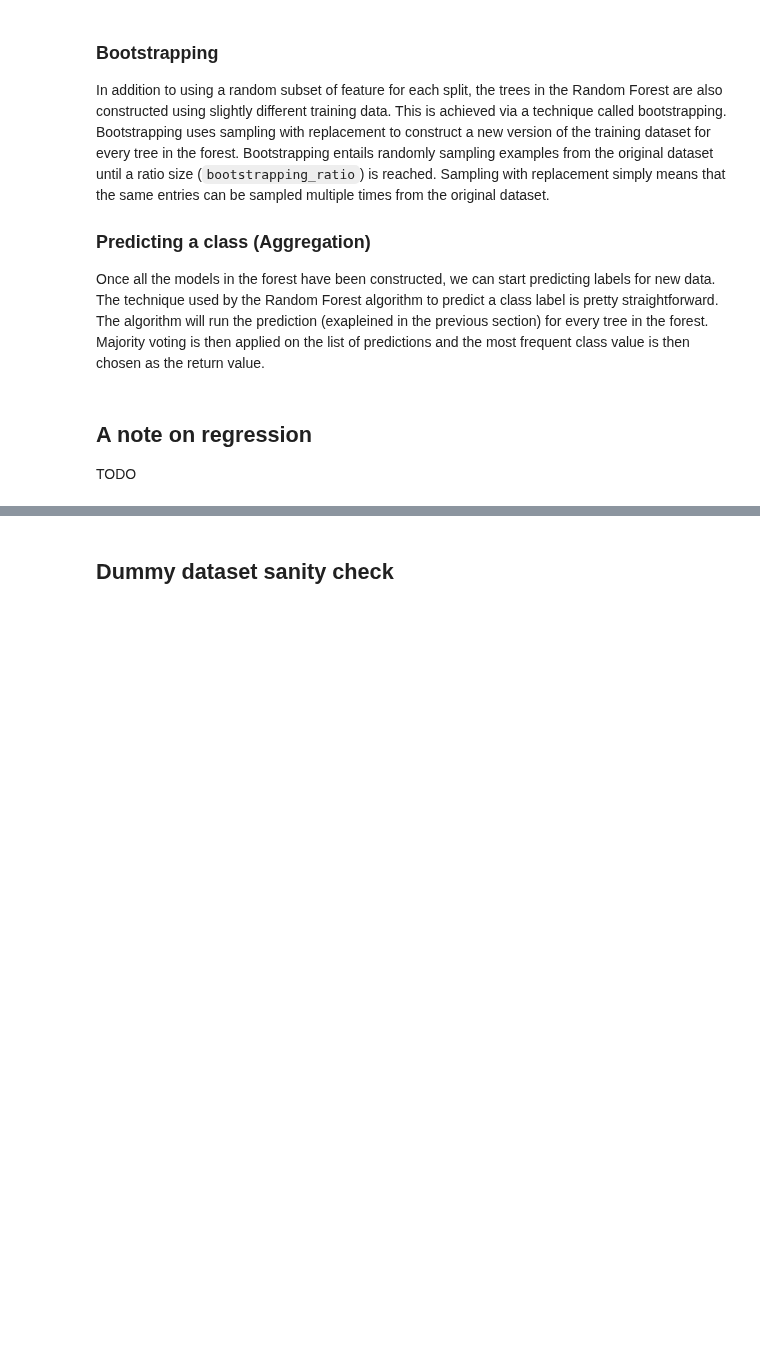
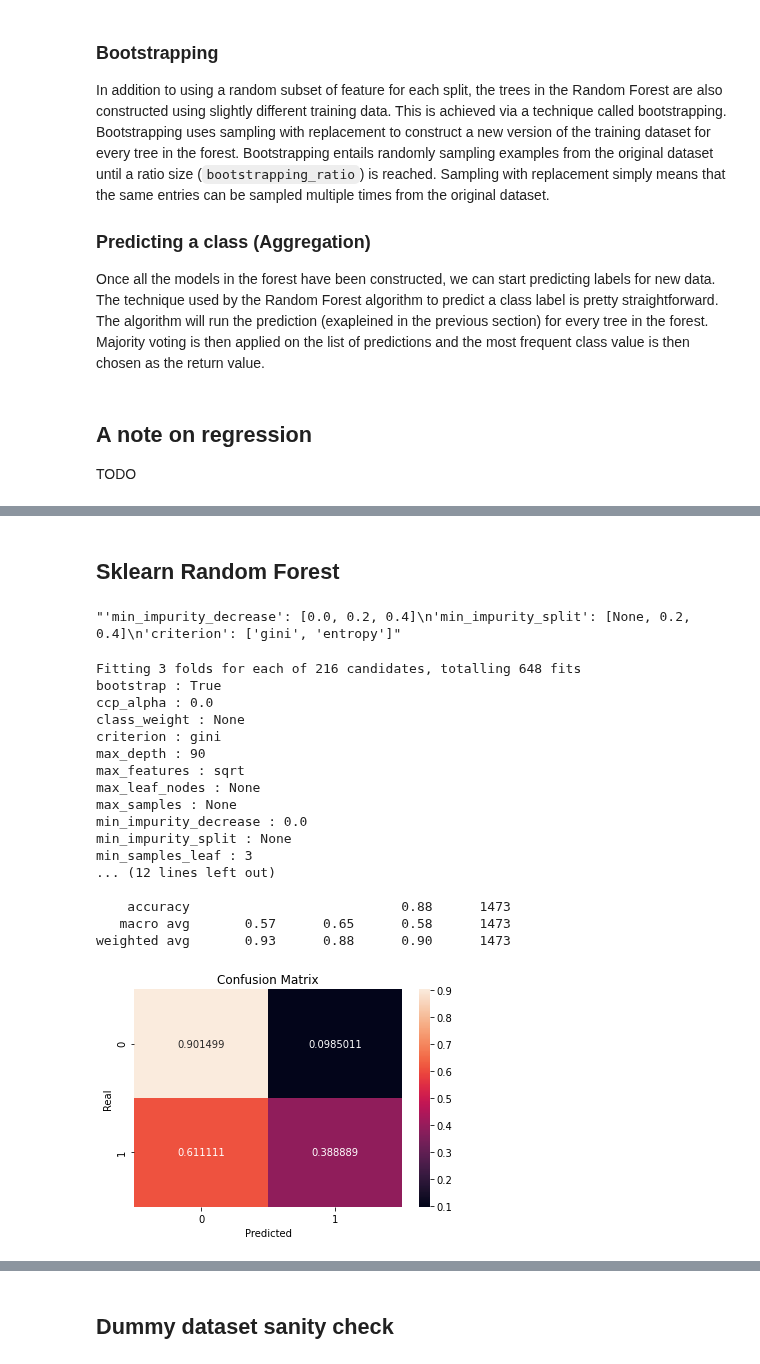
Before and after one commit to iberius96/Classification-task-for-heart-condition, a Jupyter notebook: main.ipynb, the cells around one changed output, grey strips where cells are left out. Cells and saved outputs as stored; diff of their text form; code cells hidden in the pictures; blank space fills up the shorter version.

```diff
--- a/main.ipynb
+++ b/main.ipynb
@@ -1165,0 +1257,44 @@ def plot_confusion_matrix(y, y_predict):
+# %% [markdown]
+## Sklearn Random Forest
+# %%
+    """'min_impurity_decrease': [0.0, 0.2, 0.4]
+    'min_impurity_split': [None, 0.2, 0.4]
+    'criterion': ['gini', 'entropy']"""
+# %% [output]
+"'min_impurity_decrease': [0.0, 0.2, 0.4]\n'min_impurity_split': [None, 0.2, 0.4]\n'criterion': ['gini', 'entropy']"
+# %%
+sklearn_forest_grid = {
+    'bootstrap': [True],
+    'max_depth': [None, 80, 90, 100],
+    'max_features': [2, 'sqrt'],
+    'min_samples_leaf': [3, 4, 5],
+    'min_samples_split': [8, 10, 12],
+    'n_estimators': [100, 200, 300]
+}
+
+sklearn_forest = get_best_estimator(param_grid = sklearn_forest_grid,
+                                    classifier = RandomForestClassifier(),
+                                    X = X_train_SMOTE,
+                                    y = y_train_SMOTE.to_numpy().flatten(),
+                                    _scoring = 'f1_micro')
+
+sklearn_forest_class_report = score_model(sklearn_forest, X_test, y_test, 'Sklearn Random Forest')
+# %% [output]
+Fitting 3 folds for each of 216 candidates, totalling 648 fits
+bootstrap : True
+ccp_alpha : 0.0
+class_weight : None
+criterion : gini
+max_depth : 90
+max_features : sqrt
+max_leaf_nodes : None
+max_samples : None
+min_impurity_decrease : 0.0
+min_impurity_split : None
+min_samples_leaf : 3
+... (12 lines left out)
+
+    accuracy                           0.88      1473
+   macro avg       0.57      0.65      0.58      1473
+weighted avg       0.93      0.88      0.90      1473
+[figure, added]
```
Also changed, not shown: parts of 22 cells of this notebook.
